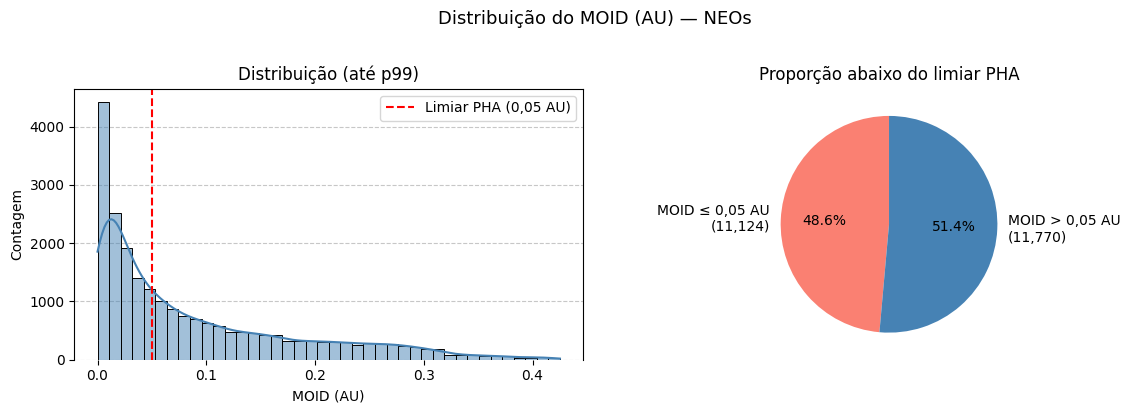
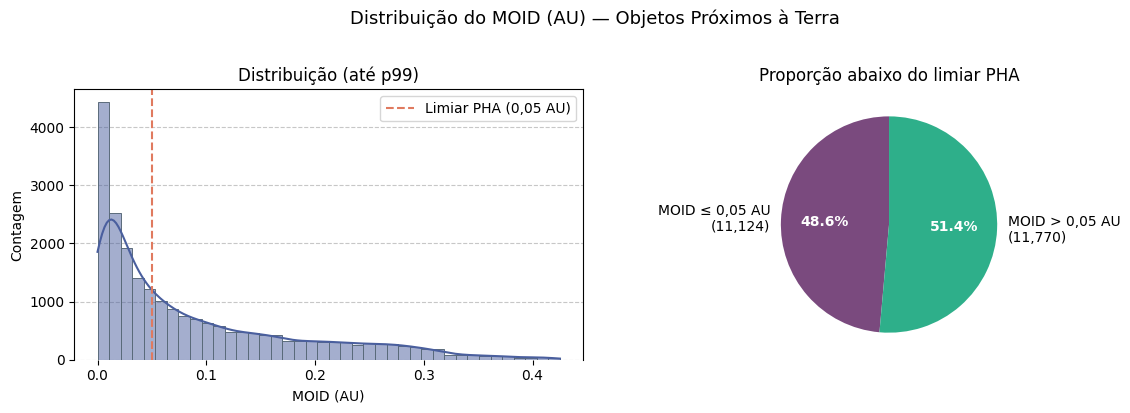
The notebook cell's code change between the first figure and the second:
--- before
+++ after
@@ -1,11 +1,11 @@
-data_moid = ds_neo['moid'].dropna()
+data_moid = df_clean['moid'].dropna()
 
 fig, axes = plt.subplots(1, 2, figsize=(12, 4))
-fig.suptitle('Distribuição do MOID (AU) — NEOs', fontsize=13, y=1.02)
+fig.suptitle('Distribuição do MOID (AU) — Objetos Próximos à Terra', fontsize=13, y=1.02)
 
-# histograma com limite PHA
 p99 = data_moid.quantile(0.99)
-sns.histplot(data_moid[data_moid <= p99], bins=40, kde=True, ax=axes[0], color='steelblue')
-axes[0].axvline(0.05, color='red', linestyle='--', linewidth=1.5, label='Limiar PHA (0,05 AU)')
+sns.histplot(data_moid[data_moid <= p99], bins=40, kde=True, ax=axes[0],
+             color='#4A5F9E', edgecolor='#5A6A7A')
+axes[0].axvline(0.05, color='#E07A5F', linestyle='--', linewidth=1.5, label='Limiar PHA (0,05 AU)')
 axes[0].set_title('Distribuição (até p99)')
 axes[0].set_xlabel('MOID (AU)')
@@ -16,12 +16,19 @@
 axes[0].set_axisbelow(True)
 
-# pizza: abaixo vs acima do limiar
 abaixo = (data_moid <= 0.05).sum()
 acima  = (data_moid  > 0.05).sum()
-axes[1].pie([abaixo, acima],
-            labels=[f'MOID ≤ 0,05 AU\n({abaixo:,})', f'MOID > 0,05 AU\n({acima:,})'],
-            autopct='%1.1f%%',
-            colors=['salmon', 'steelblue'],
-            startangle=90)
+
+wedges, texts, autotexts = axes[1].pie(
+    [abaixo, acima],
+    labels=[f'MOID ≤ 0,05 AU\n({abaixo:,})', f'MOID > 0,05 AU\n({acima:,})'],
+    autopct='%1.1f%%',
+    colors=[PHA_COLORS['Y'], PHA_COLORS['N']],
+    startangle=90
+)
+
+for autotext in autotexts:
+    autotext.set_color('white')
+    autotext.set_fontweight('bold')
+
 axes[1].set_title('Proporção abaixo do limiar PHA')
 

Commit: univariado 14 resolvido